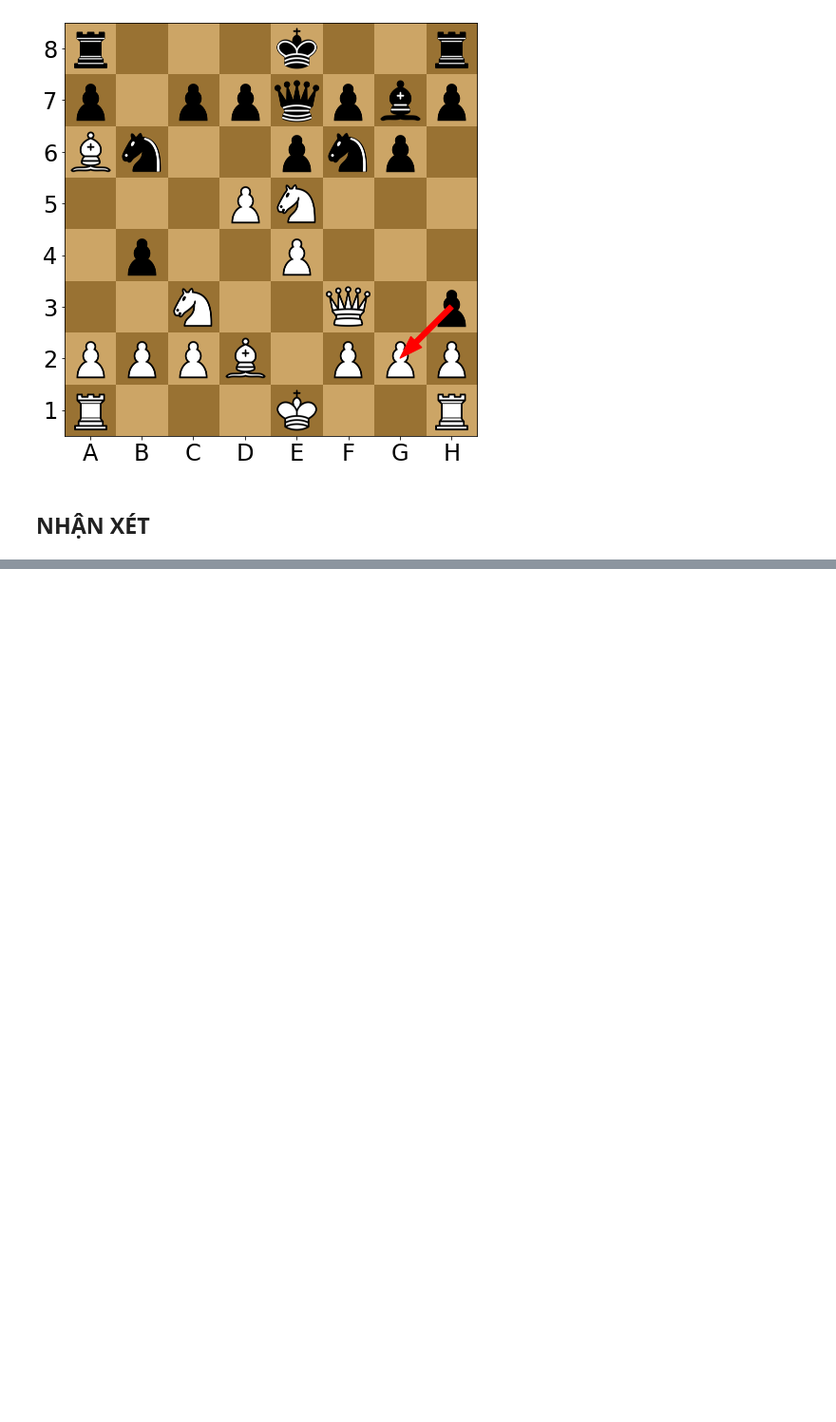
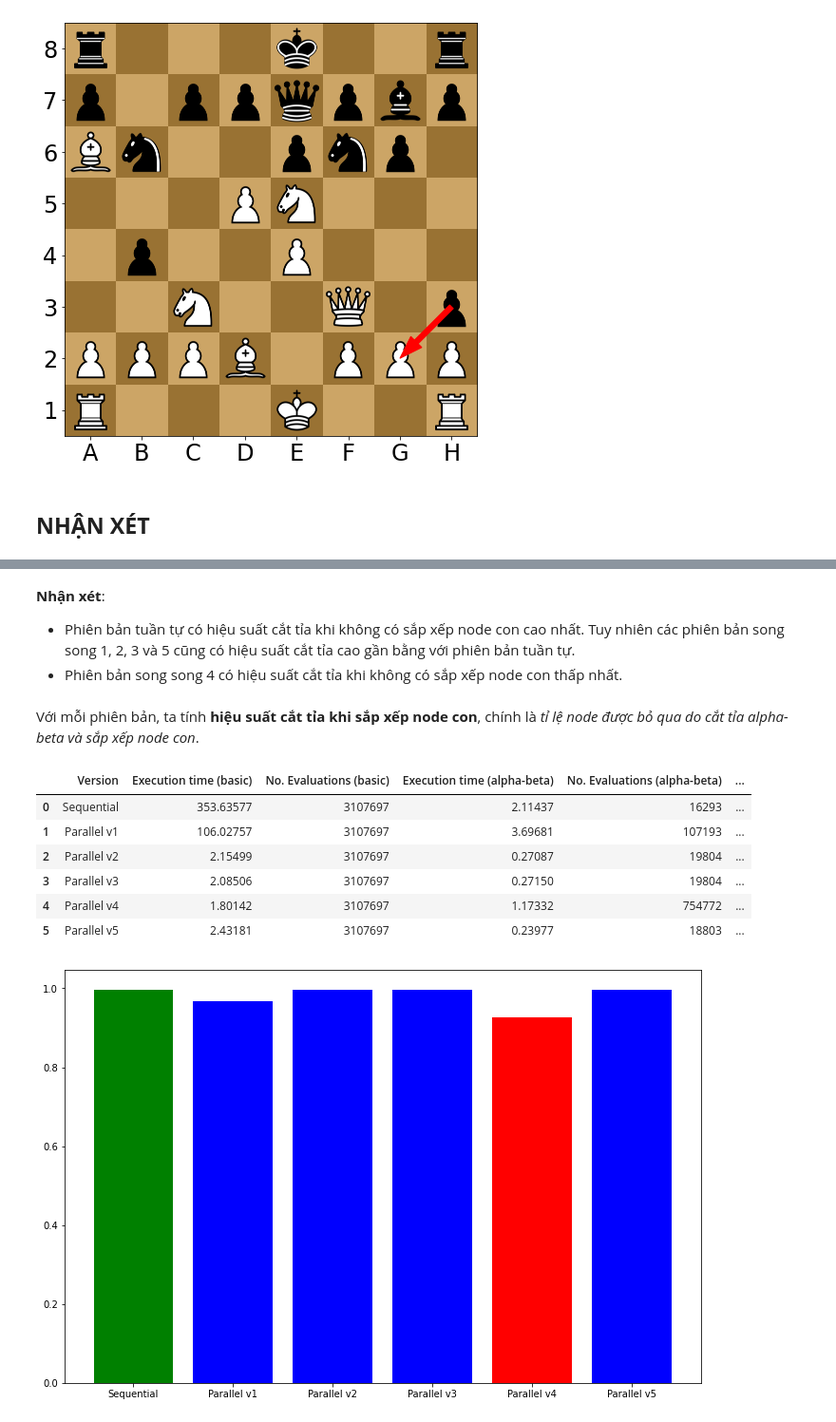
Before and after one commit to vv-hieu/ParallelChessEngine, a Jupyter notebook: Report2.ipynb, the cells around one changed output, grey strips where cells are left out. Shown at 95% size. Cells and saved outputs as stored; diff of their text form; code cells hidden in the pictures; blank space fills up the shorter version.

```diff
--- a/Report2.ipynb
+++ b/Report2.ipynb
@@ -596,0 +903,19 @@ results_df
+# %% [markdown]
+**Nhận xét**:
+- Phiên bản tuần tự có hiệu suất cắt tỉa khi không có sắp xếp node con cao nhất. Tuy nhiên các phiên bản song song 1, 2, 3 và 5 cũng có hiệu suất cắt tỉa cao gần bằng với phiên bản tuần tự.
+- Phiên bản song song 4 có hiệu suất cắt tỉa khi không có sắp xếp node con thấp nhất.
+# %% [markdown]
+Với mỗi phiên bản, ta tính **hiệu suất cắt tỉa khi sắp xếp node con**, chính là *tỉ lệ node được bỏ qua do cắt tỉa alpha-beta và sắp xếp node con*.
+# %%
+final_results_df['Pruning efficiency with sorting'] = 1.0 - final_results_df['No. Evaluations (alpha-beta + move sorting)'] / final_results_df['No. Evaluations (basic)']
+bar_plot(final_results_df['Version'], final_results_df['Pruning efficiency with sorting'])
+final_results_df
+# %% [output]
+|  | Version | Execution time (basic) | No. Evaluations (basic) | Execution time (alpha-beta) | No. Evaluations (alpha-beta) | ... |
+| 0 | Sequential | 353.63577 | 3107697 | 2.11437 | 16293 | ... |
+| 1 | Parallel v1 | 106.02757 | 3107697 | 3.69681 | 107193 | ... |
+| 2 | Parallel v2 | 2.15499 | 3107697 | 0.27087 | 19804 | ... |
+| 3 | Parallel v3 | 2.08506 | 3107697 | 0.27150 | 19804 | ... |
+| 4 | Parallel v4 | 1.80142 | 3107697 | 1.17332 | 754772 | ... |
+| 5 | Parallel v5 | 2.43181 | 3107697 | 0.23977 | 18803 | ... |
+[figure, added]
```
Also changed, not shown: parts of 39 cells of this notebook, 28 other files.
